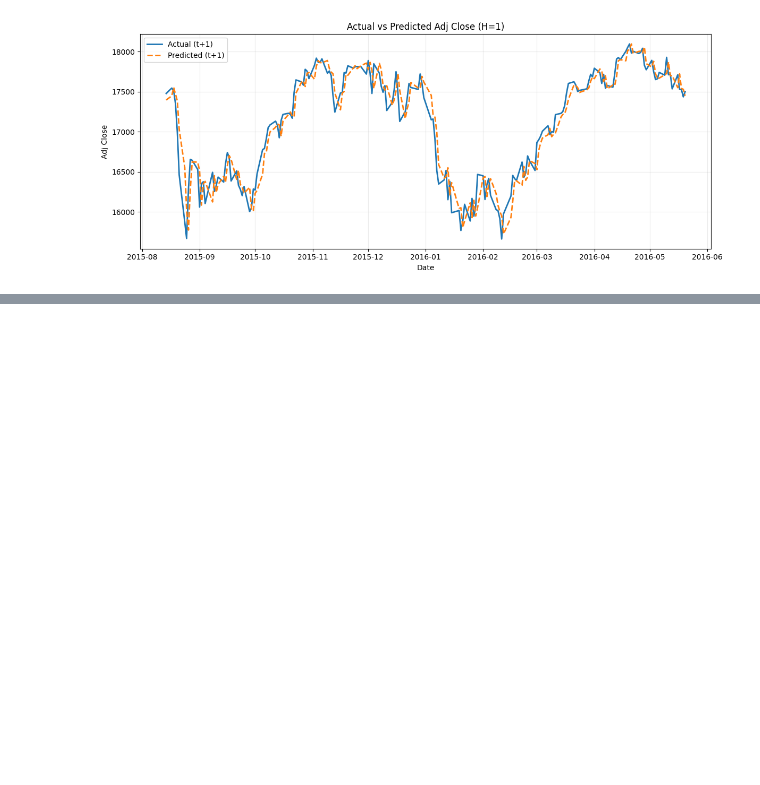
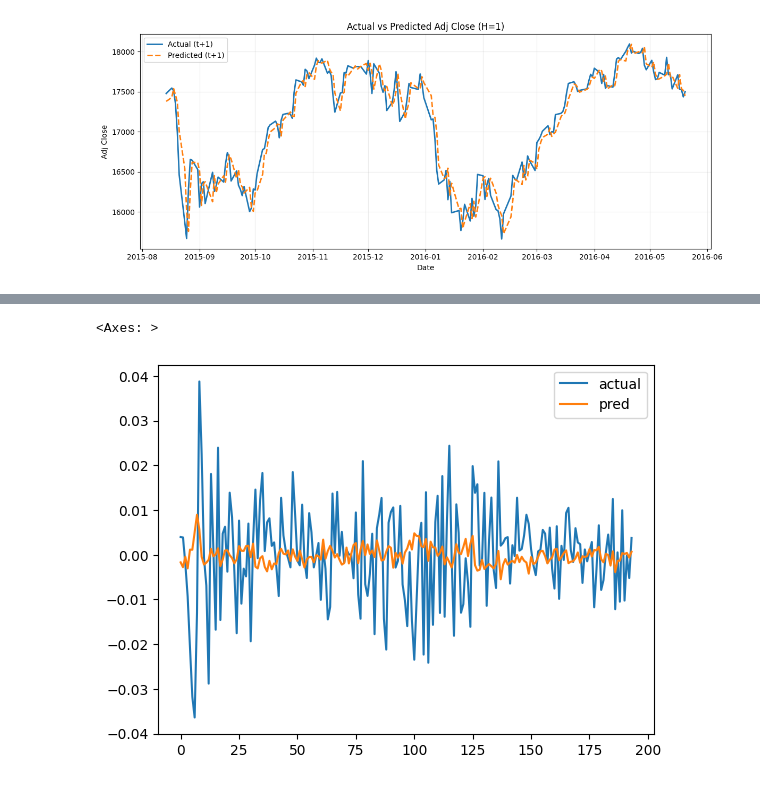
Before and after one commit to vitoco84/ml-stock-sent, a Jupyter notebook: notebooks/05_train_recursive_forecast.ipynb, the cells around one changed output, grey strips where cells are left out. Saved outputs shown, nothing was run; the diff lists cells and outputs as text; code cells hidden in the pictures; blank space fills up the shorter version.

```diff
--- a/notebooks/05_train_recursive_forecast.ipynb
+++ b/notebooks/05_train_recursive_forecast.ipynb
@@ -207,0 +218,11 @@ plot_forecast_diagnostics(
+# %%
+y_pred_1 = model.predict(preprocessor.transform(X_test))
+y_pred_1 = y_scaler.inverse_transform(y_pred_1)
+
+pd.DataFrame({
+    "actual": y_test.values.ravel(),
+    "pred": y_pred_1.ravel()
+}).plot()
+# %% [output]
+<Axes: >
+[figure, added]
```
Also changed, not shown: parts of 10 cells of this notebook, 29 other files.
